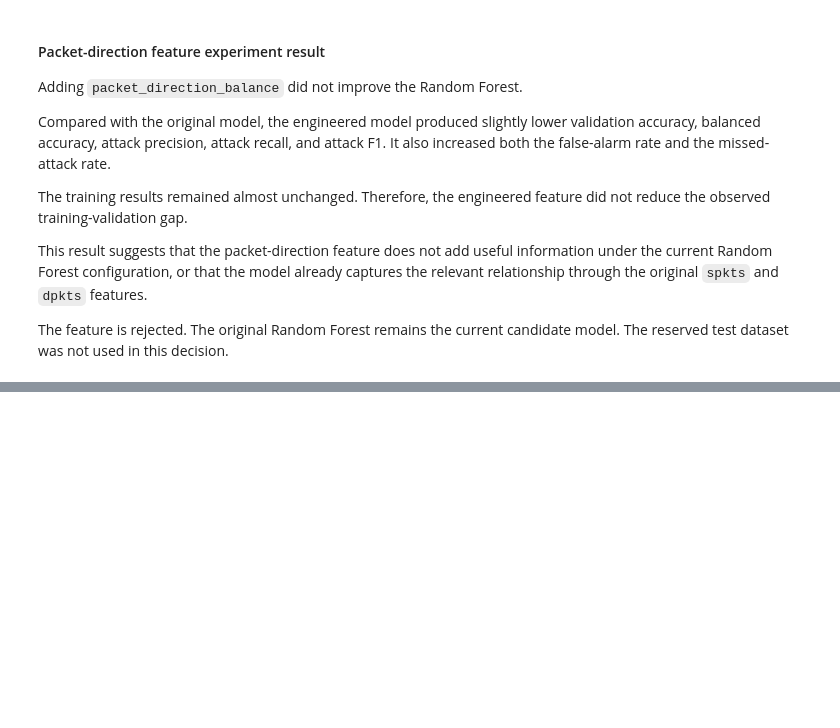
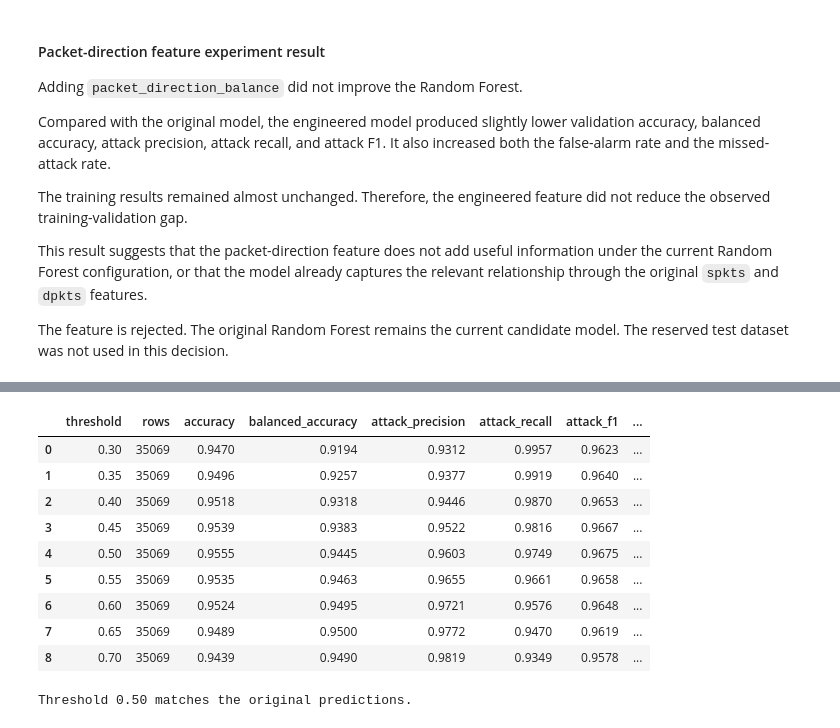
Before and after one commit to ChanulPathirana/NetGuard-ML, a Jupyter notebook: notebooks/05_clean_baseline.ipynb, the cells around one changed output, grey strips where cells are left out. Saved outputs shown, nothing was run; the diff lists cells and outputs as text; code cells hidden in the pictures; blank space fills up the shorter version.

```diff
--- a/notebooks/05_clean_baseline.ipynb
+++ b/notebooks/05_clean_baseline.ipynb
@@ -1297,0 +1836,48 @@ candidate model. The reserved test dataset was not used in this decision.
+# %%
+threshold_results = []
+
+for threshold in candidate_thresholds:
+    # Strict > assigns exact threshold ties to Normal.
+    threshold_predictions = (
+        rf_validation_attack_probabilities > threshold
+    ).astype(int)
+
+    threshold_metrics = summarize_predictions(
+        y_validation,
+        threshold_predictions,
+    )
+
+    threshold_results.append({
+        "threshold": threshold,
+        **threshold_metrics,
+    })
+
+threshold_comparison = pd.DataFrame(
+    threshold_results
+)
+
+display(threshold_comparison.round(4))
+# %% [output]
+|  | threshold | rows | accuracy | balanced_accuracy | attack_precision | attack_recall | attack_f1 | ... |
+| 0 | 0.30 | 35069 | 0.9470 | 0.9194 | 0.9312 | 0.9957 | 0.9623 | ... |
+| 1 | 0.35 | 35069 | 0.9496 | 0.9257 | 0.9377 | 0.9919 | 0.9640 | ... |
+| 2 | 0.40 | 35069 | 0.9518 | 0.9318 | 0.9446 | 0.9870 | 0.9653 | ... |
+| 3 | 0.45 | 35069 | 0.9539 | 0.9383 | 0.9522 | 0.9816 | 0.9667 | ... |
+| 4 | 0.50 | 35069 | 0.9555 | 0.9445 | 0.9603 | 0.9749 | 0.9675 | ... |
+| 5 | 0.55 | 35069 | 0.9535 | 0.9463 | 0.9655 | 0.9661 | 0.9658 | ... |
+| 6 | 0.60 | 35069 | 0.9524 | 0.9495 | 0.9721 | 0.9576 | 0.9648 | ... |
+| 7 | 0.65 | 35069 | 0.9489 | 0.9500 | 0.9772 | 0.9470 | 0.9619 | ... |
+| 8 | 0.70 | 35069 | 0.9439 | 0.9490 | 0.9819 | 0.9349 | 0.9578 | ... |
+# %%
+threshold_050_predictions = (
+    rf_validation_attack_probabilities > 0.50
+).astype(int)
+
+assert np.array_equal(
+    threshold_050_predictions,
+    rf_pipeline.predict(X_validation),
+)
+
+print("Threshold 0.50 matches the original predictions.")
+# %% [output]
+Threshold 0.50 matches the original predictions.
```
Also changed, not shown: parts of 26 cells of this notebook.
